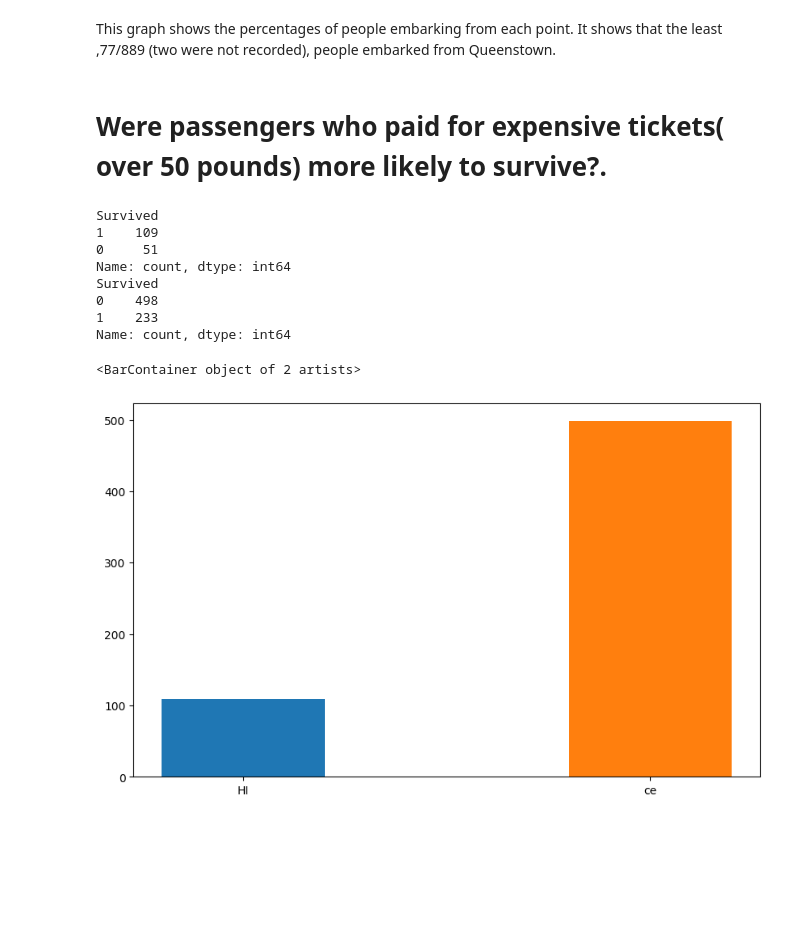
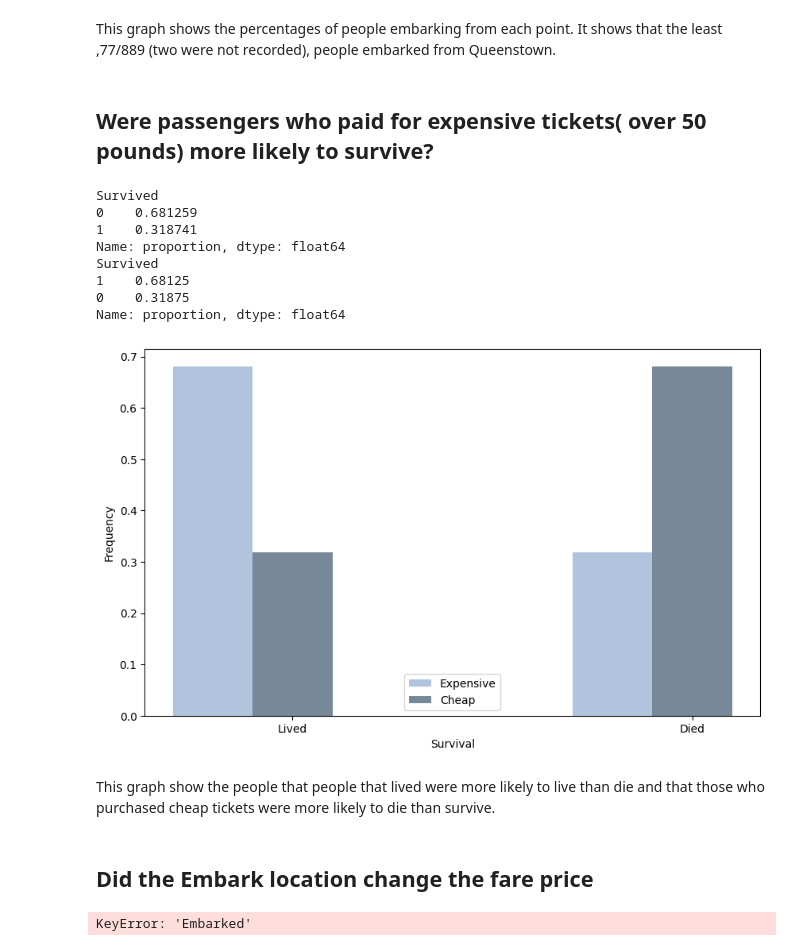
Before and after one commit to itsasamantha/unit-3-data-science, a Jupyter notebook: 02_titanic.ipynb, the cells around one changed output. Drawn from its saved outputs; the diff is of its cells as text; code cells hidden in the pictures; blank space fills up the shorter version.

```diff
--- a/02_titanic.ipynb
+++ b/02_titanic.ipynb
@@ -62,38 +62,57 @@ Name: count, dtype: int64
 # %% [markdown]
 This graph shows the percentages of people embarking from each point. It shows that the least ,77/889 (two were not recorded), people embarked from Queenstown.
 # %% [markdown]
-# Were passengers who paid for expensive tickets( over 50 pounds) more likely to survive?.
+## Were passengers who paid for expensive tickets( over 50 pounds) more likely to survive?
 # %%
+# importing package
+import numpy as np
+
 expensive_fares = titanic_df[titanic_df['Fare'] > 50]
-expensive_survival = expensive_fares['Survived'].value_counts()
+expensive_survival = expensive_fares['Survived'].value_counts(normalize=True)
 
 cheap_fares = titanic_df[titanic_df['Fare'] <= 50]
-cheap_survival = cheap_fares['Survived'].value_counts()
+cheap_survival = cheap_fares['Survived'].value_counts(normalize=True)
 
+
+print(cheap_survival)
 print(expensive_survival)
-print(cheap_survival)
-
-plt.figure(figsize=(10, 6))
-# importing package
-import matplotlib.pyplot as plt
-
 # create data
-x = ["Survived","Died"]
-y1 = expensive_survival
-y2 = cheap_survival
-width = 0.4
+x = np.arange(2)
+y1 = [0.68125, 0.31875]
+y2 = [0.318741,0.681259]
+width = 0.2
 
 # plot data in grouped manner of bar type
-plt.bar("HI", y1, width)
-plt.bar("ce", y2, width)
+plt.figure(figsize=(10, 6))
+plt.bar(x-0.2, y1, width, color='LightSteelBlue')
+plt.bar(x, y2, width, color='LightSlateGrey')
+plt.xticks(x, ['Lived', 'Died'])
+plt.xlabel("Survival")
+plt.ylabel("Frequency")
+plt.legend(["Expensive", "Cheap"])
+plt.show()
 # %% [output]
 Survived
-1    109
-0     51
-Name: count, dtype: int64
+0    0.681259
+1    0.318741
+Name: proportion, dtype: float64
 Survived
-0    498
-1    233
-Name: count, dtype: int64
+1    0.68125
+0    0.31875
+Name: proportion, dtype: float64
-<BarContainer object of 2 artists>
-[figure, old version]
+[figure, new version]
+# %% [markdown]
+This graph show the people that people that lived were more likely to live than die and that those who purchased cheap tickets were more likely to die than survive.
+# %% [markdown]
+## Did the Embark location change the fare price
+# %%
+grouped = titanic_df.groupby("Embarked")["Fare"].value_counts()
+# grouped = titanic_df.groupby(['Embarked', 'Fare']).sum().reset_index()
+
+# IIIIIIIIIIIDDDDDDDDKKKKKKKK
+
+# grouped_q = grouped["Embarked"] == "Q"
+# grouped_s = grouped["Embarked"] == "S"
+# grouped_c = grouped["Embarked"] == "C"
+# %% [output]
+KeyError: 'Embarked'
```
